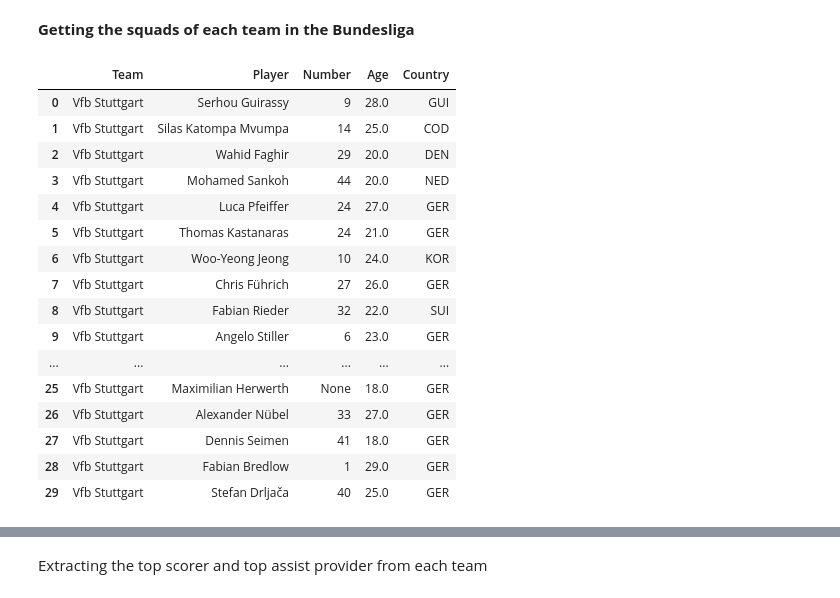
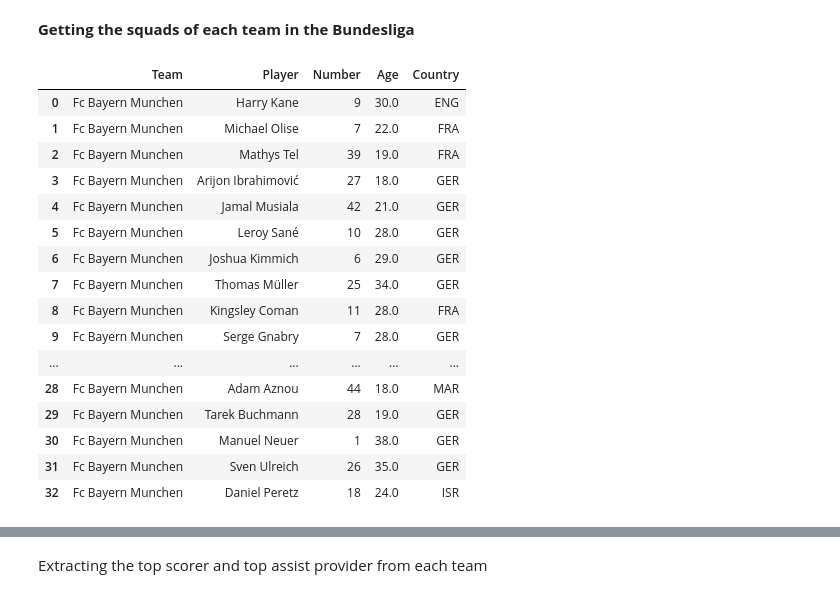
Before and after one commit to AnerH13/Project-Hadzic-Rulisek, a Jupyter notebook: Project_Hadzic_Rulisek.ipynb, the cells around one changed output, grey strips where cells are left out. Cells and saved outputs as stored; diff of their text form; code cells hidden in the pictures.

```diff
--- a/Project_Hadzic_Rulisek.ipynb
+++ b/Project_Hadzic_Rulisek.ipynb
@@ -842,47 +860,66 @@ def extract_details(player_str):
             age = None
             country = None
             if len(parts) >= 3:
                 number = parts[-3][:2]  # Extract the first 2 digits as shirt number if available
                 age = parts[-3][2:]     # Extract the remaining digits as age if available
                 country = parts[-2]     # Extract the country abbreviation
             return player_name, number, age, country
 
 # Apply the function to the DataFrame
 df_players[['Player', 'Number', 'Age', 'Country']] = df_players['Player'].apply(lambda x: pd.Series(extract_details(x)))
 
 # Print the DataFrame with the new columns
 print(df_players)
 
 # Split into separate DataFrames for each team
 team_dfs = {}
 grouped = df_players.groupby('Team')
 
 for team, data in grouped:
     team_dfs[team] = data.reset_index(drop=True)
 
 # Print the first few rows of each team DataFrame to verify
 for team, df in team_dfs.items():
     print(f"Team: {team}")
     print(df.head())
     print("\n")
 
+
 # Access a specific team DataFrame
-team_dfs["Vfb Stuttgart"]
+Stuttgart = team_dfs["Vfb Stuttgart"]
+Leipzig = team_dfs["Rb Leipzig"]
+Freiburg = team_dfs["Sc Freiburg"]
+Bremen = team_dfs["Sv Werder Bremen"]
+Hoffenheim = team_dfs["Tsg Hoffenheim"]
+Gladbach = team_dfs["Borussia Mgladbach"]
+Darmstadt = team_dfs["Darmstadt 98"]
+Dortmund = team_dfs["Borussia Dortmund"]
+Leverkusen = team_dfs["Bayer 04 Leverkusen"]
+Mainz = team_dfs["1 Fsv Mainz 05"]
+Koln = team_dfs["1 Fc Koln"]
+Heidenheim = team_dfs["Fc Heidenheim"]
+Frankfurt = team_dfs["Eintracht Frankfurt"]
+Augsburg = team_dfs["Fc Augsburg"]
+Bayern = team_dfs["Fc Bayern Munchen"]
+Bochum = team_dfs["Vfl Bochum 1848"]
+Wolfsburg = team_dfs["Vfl Wolfsburg"]
+Union_Berlin = team_dfs["1 Fc Union Berlin"]
+#Necessary changes (transfers) to each squad
 # %% [output]
 |  | Team | Player | Number | Age | Country |
-| 0 | Vfb Stuttgart | Serhou Guirassy | 9 | 28.0 | GUI |
-| 1 | Vfb Stuttgart | Silas Katompa Mvumpa | 14 | 25.0 | COD |
-| 2 | Vfb Stuttgart | Wahid Faghir | 29 | 20.0 | DEN |
-| 3 | Vfb Stuttgart | Mohamed Sankoh | 44 | 20.0 | NED |
-| 4 | Vfb Stuttgart | Luca Pfeiffer | 24 | 27.0 | GER |
-| 5 | Vfb Stuttgart | Thomas Kastanaras | 24 | 21.0 | GER |
-| 6 | Vfb Stuttgart | Woo-Yeong Jeong | 10 | 24.0 | KOR |
-| 7 | Vfb Stuttgart | Chris Führich | 27 | 26.0 | GER |
-| 8 | Vfb Stuttgart | Fabian Rieder | 32 | 22.0 | SUI |
-| 9 | Vfb Stuttgart | Angelo Stiller | 6 | 23.0 | GER |
+| 0 | Fc Bayern Munchen | Harry Kane | 9 | 30.0 | ENG |
+| 1 | Fc Bayern Munchen | Michael Olise | 7 | 22.0 | FRA |
+| 2 | Fc Bayern Munchen | Mathys Tel | 39 | 19.0 | FRA |
+| 3 | Fc Bayern Munchen | Arijon Ibrahimović | 27 | 18.0 | GER |
+| 4 | Fc Bayern Munchen | Jamal Musiala | 42 | 21.0 | GER |
+| 5 | Fc Bayern Munchen | Leroy Sané | 10 | 28.0 | GER |
+| 6 | Fc Bayern Munchen | Joshua Kimmich | 6 | 29.0 | GER |
+| 7 | Fc Bayern Munchen | Thomas Müller | 25 | 34.0 | GER |
+| 8 | Fc Bayern Munchen | Kingsley Coman | 11 | 28.0 | FRA |
+| 9 | Fc Bayern Munchen | Serge Gnabry | 7 | 28.0 | GER |
 | ... | ... | ... | ... | ... | ... |
-| 25 | Vfb Stuttgart | Maximilian Herwerth | None | 18.0 | GER |
-| 26 | Vfb Stuttgart | Alexander Nübel | 33 | 27.0 | GER |
-| 27 | Vfb Stuttgart | Dennis Seimen | 41 | 18.0 | GER |
-| 28 | Vfb Stuttgart | Fabian Bredlow | 1 | 29.0 | GER |
-| 29 | Vfb Stuttgart | Stefan Drljača | 40 | 25.0 | GER |
+| 28 | Fc Bayern Munchen | Adam Aznou | 44 | 18.0 | MAR |
+| 29 | Fc Bayern Munchen | Tarek Buchmann | 28 | 19.0 | GER |
+| 30 | Fc Bayern Munchen | Manuel Neuer | 1 | 38.0 | GER |
+| 31 | Fc Bayern Munchen | Sven Ulreich | 26 | 35.0 | GER |
+| 32 | Fc Bayern Munchen | Daniel Peretz | 18 | 24.0 | ISR |
```
Also changed, not shown: parts of 4 cells of this notebook.
